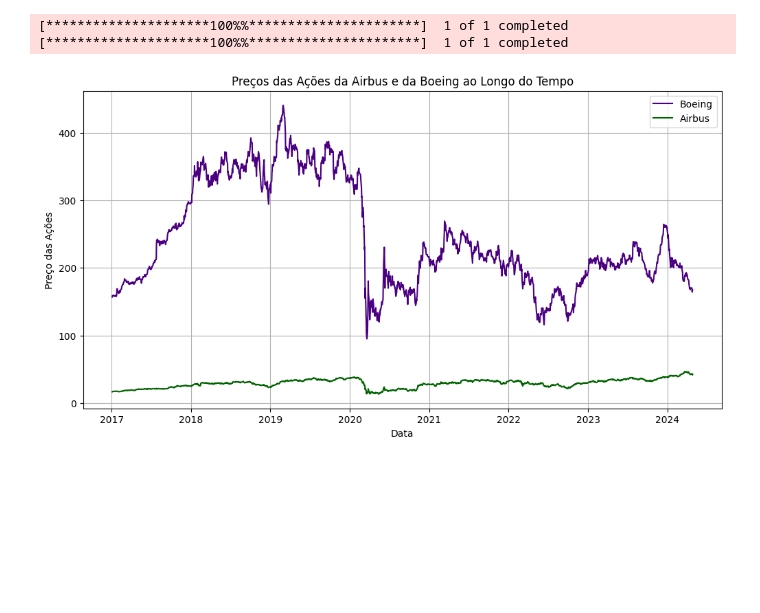
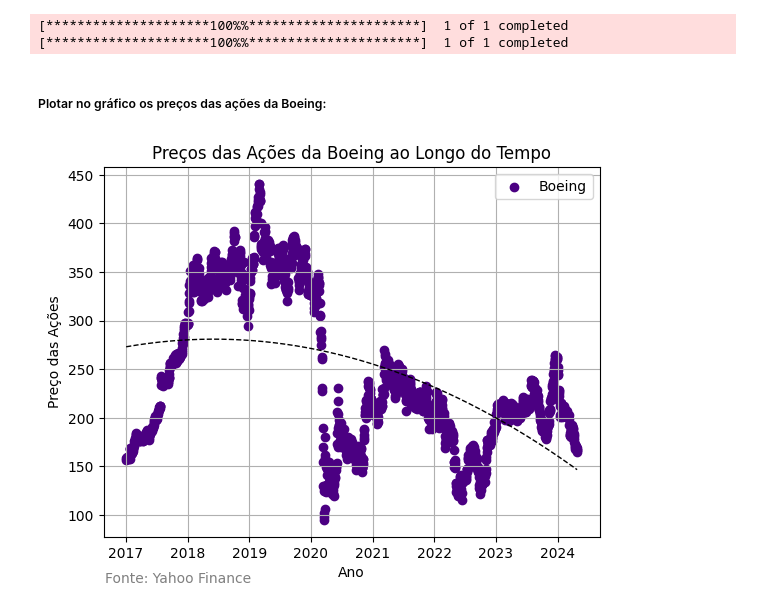
Before and after one commit to jlcamelo2350/Dados-e-automacao, a Jupyter notebook: Análises e automações com Ações da B3/gráficos/Aviação-dados/Setor_Aviação.ipynb, the cells around one changed output. Cells and saved outputs as stored; diff of their text form; code cells hidden in the pictures; blank space fills up the shorter version.

```diff
--- a/Análises e automações com Ações da B3/gráficos/Aviação-dados/Setor_Aviação.ipynb
+++ b/Análises e automações com Ações da B3/gráficos/Aviação-dados/Setor_Aviação.ipynb
@@ -225,18 +233,24 @@ stock_data = preços_concorrentes(tickers, start_date, end_date)
 # %% [output]
 [*********************100%%**********************]  1 of 1 completed
 [*********************100%%**********************]  1 of 1 completed
-# %%
-# Plotar os preços das ações da Airbus e da Boeing:
-plt.figure(figsize=(12, 6))
-
-#Crio um loop para desenhar os dois gráficos de uma vez só:
-for ticker in tickers:
-    plt.plot(stock_data.index, stock_data[ticker], label=empresas[ticker], color = cores[ticker])
-plt.title('Preços das Ações da Airbus e da Boeing ao Longo do Tempo')
-plt.xlabel('Ano')
-plt.ylabel('Preço das Ações')
-plt.legend()
-plt.grid()
-plt.show()
-# %% [output]
-[figure, removed]
+# %% [markdown]
+##### Plotar no gráfico os preços das ações da Boeing:
+# %%
+#Plotar os dados de dispersão de preços da Boeing:
+plt.scatter(stock_data.index, stock_data['BA'], label=empresas['BA'], color = cores['BA'] )
+plt.title('Preços das Ações da Boeing ao Longo do Tempo')
+plt.xlabel('Ano')
+plt.ylabel('Preço das Ações')
+plt.legend()
+# Adicionar um texto dizendo a fonte dos dados
+plt.text(pd.Timestamp('2016-09-01'), 30, 'Fonte: Yahoo Finance', fontsize=10, color='gray', horizontalalignment='left')
+plt.grid()
+
+# Adicionar linha de tendência
+stock_data['Date_numeric'] = stock_data.index.astype('int64') // 10**9
+coeficientes2 = np.polyfit(stock_data['Date_numeric'], stock_data['BA'], 2)
+tendencia = np.poly1d(coeficientes2)
+plt.plot(stock_data.index, tendencia(stock_data['Date_numeric']), label='Curva de tendência', color='black', linestyle='--', linewidth=1)
+plt.show()
+# %% [output]
+[figure, added]
```
Also changed, not shown: parts of 15 cells of this notebook.
